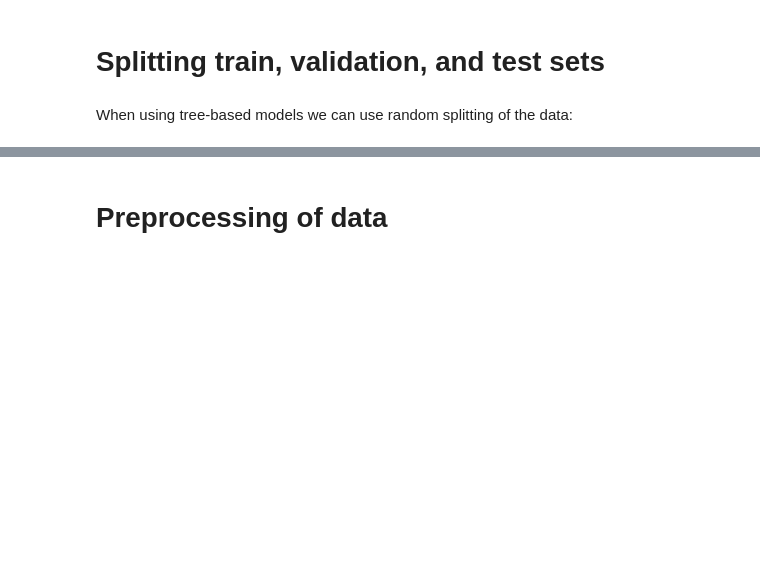
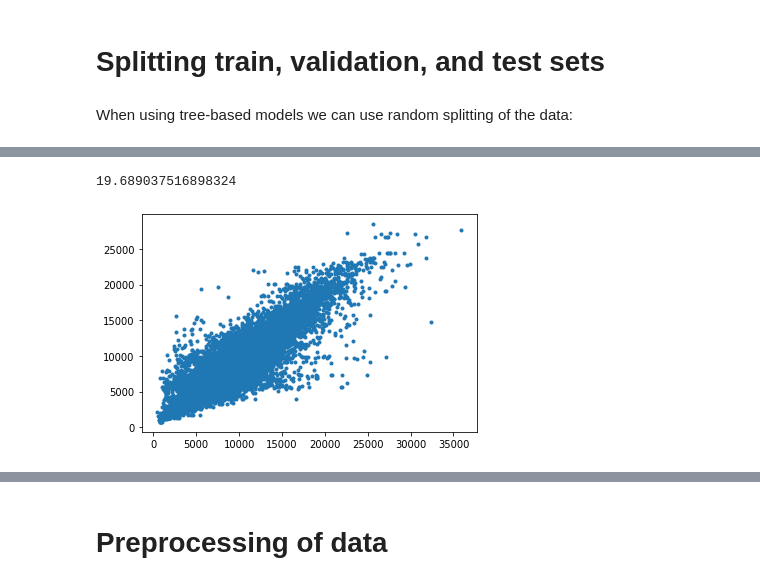
Before and after one commit to cverst/minicomp, a Jupyter notebook: Implementation of pipeline.ipynb, the cells around one changed output, grey strips where cells are left out. Drawn from its saved outputs; the diff is of its cells as text; code cells hidden in the pictures; blank space fills up the shorter version.

Commit message:
first predictions

```diff
--- a/Implementation of pipeline.ipynb
+++ b/Implementation of pipeline.ipynb
@@ -117,0 +169,6 @@ X_train_clean
+# %%
+pipe = Pipeline([
+    ("target_encoder", TargetEncoder(cols="Store")),
+    ("ordinal_encoder", OrdinalEncoder(cols=["StateHoliday", "StoreType", "Assortment"])),
+    ("one_hot_encoder", OneHotEncoder(cols="PromoInterval")),
+])
@@ -117,0 +177,16 @@ X_train_clean
+# %%
+from sklearn.ensemble import RandomForestRegressor
+
+rfr = RandomForestRegressor(
+    n_estimators=500,
+    max_depth=16,
+    min_samples_split=8,
+    n_jobs=-1,
+    random_state=42,
+)
+
+rfpipe = pipe
+
+rfpipe.steps.append(['rfr', rfr])
+# %%
+rfpipe.fit(X_train_clean, y_train)
@@ -117,0 +211,2 @@ X_train_clean
+# %%
+y_pred = rfpipe.predict(X_validation_clean)
@@ -117,0 +219,4 @@ X_train_clean
+# %%
+metric(y_pred, y_validation)
+# %% [output]
+19.689037516898324
@@ -117,0 +227,7 @@ X_train_clean
+# %%
+import matplotlib.pyplot as plt
+%matplotlib inline
+plt.plot(y_validation, y_pred, '.')
+plt.show()
+# %% [output]
+[figure, added]
```
Also changed, not shown: parts of 54 cells of this notebook, 1 other file.
